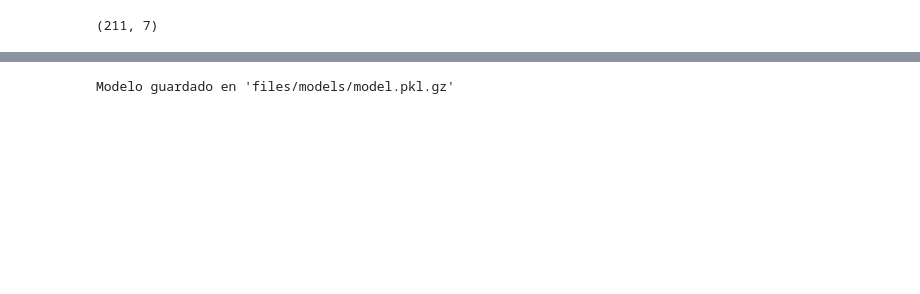
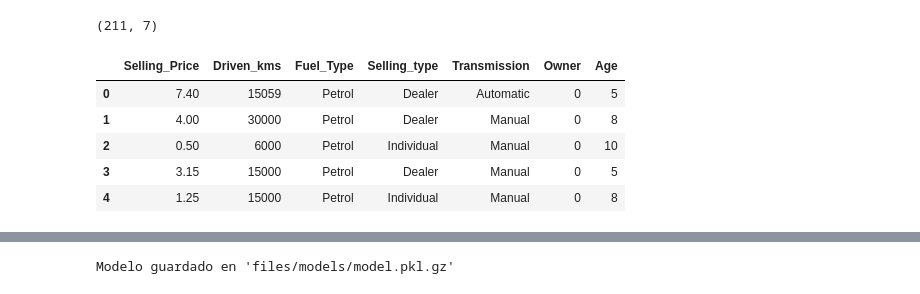
Before and after one commit to 2025-2-predictiva/LAB-05-prediccion-de-precios-usando-linreg-canojuanpa800, a Jupyter notebook: homework/notebook.ipynb, the cells around one changed output, grey strips where cells are left out. Drawn from its saved outputs; the diff is of its cells as text; code cells hidden in the pictures; blank space fills up the shorter version.

```diff
--- a/homework/notebook.ipynb
+++ b/homework/notebook.ipynb
@@ -42,15 +59,22 @@ test = limpiar_dataset(test)
 
 #Paso 2:
 # Divida los datasets en x_train, y_train, x_test, y_test.
-y_train = train['Selling_Price'] # variable objetivo
-X_train = train.drop('Selling_Price', axis=1)  # variables independientes
-
-y_test = test['Selling_Price'] # variable objetivo
-X_test = test.drop('Selling_Price', axis=1)  # variables independientes
-
+X_train = train.drop(columns=['Present_Price'])
+y_train = train["Present_Price"]
+X_test = test.drop(columns=['Present_Price'])
+y_test = test["Present_Price"]
 X_train.shape
 # %% [output]
 (211, 7)
+# %%
+X_train.head()
+# %% [output]
+|  | Selling_Price | Driven_kms | Fuel_Type | Selling_type | Transmission | Owner | Age |
+| 0 | 7.40 | 15059 | Petrol | Dealer | Automatic | 0 | 5 |
+| 1 | 4.00 | 30000 | Petrol | Dealer | Manual | 0 | 8 |
+| 2 | 0.50 | 6000 | Petrol | Individual | Manual | 0 | 10 |
+| 3 | 3.15 | 15000 | Petrol | Dealer | Manual | 0 | 5 |
+| 4 | 1.25 | 15000 | Petrol | Individual | Manual | 0 | 8 |
 # %%
 # Paso 3.
 # Cree un pipeline para el modelo de clasificación. Este pipeline debe
```
Also changed, not shown: parts of 13 cells of this notebook, 2 other files.
